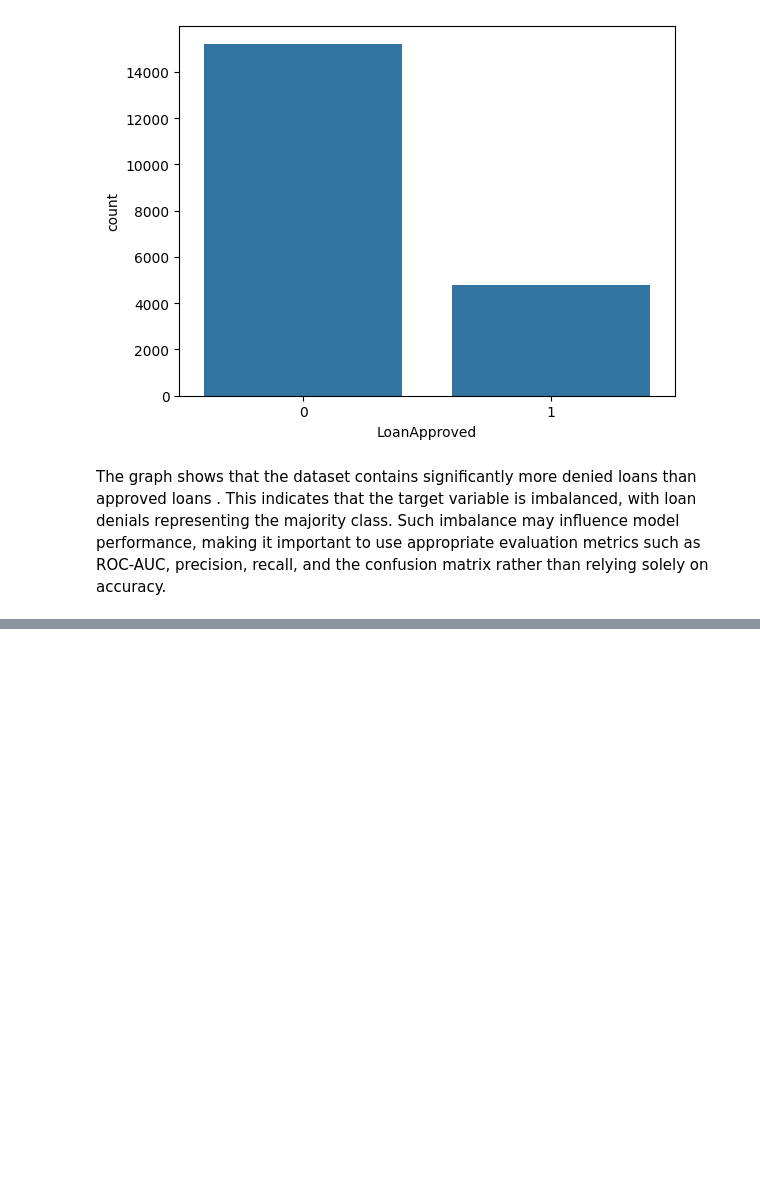
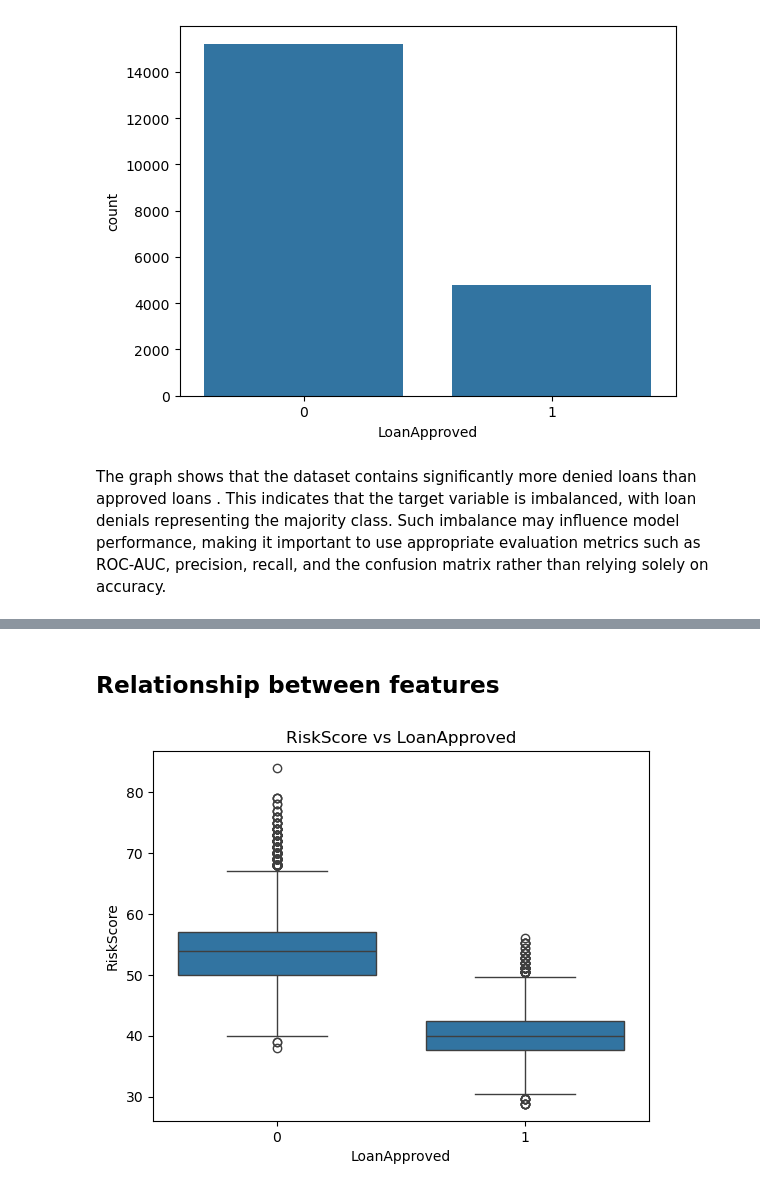
Before and after one commit to MACRINA-yea/financial-loan-risk, a Jupyter notebook: financial_loan_risk (3).ipynb, the cells around one changed output, grey strips where cells are left out. Saved outputs shown, nothing was run; the diff lists cells and outputs as text; code cells hidden in the pictures; blank space fills up the shorter version.

```diff
--- a/financial_loan_risk (3).ipynb
+++ b/financial_loan_risk (3).ipynb
@@ -620,0 +195,8 @@ Financial Reality Check: Before flipping the switch, we need to sync with the fi
+# %% [markdown]
+## Relationship between features
+# %%
+sns.boxplot(x='LoanApproved', y='RiskScore', data=df)
+plt.title('RiskScore vs LoanApproved')
+plt.show()
+# %% [output]
+[figure, added]
```
Also changed, not shown: parts of 127 cells of this notebook.
